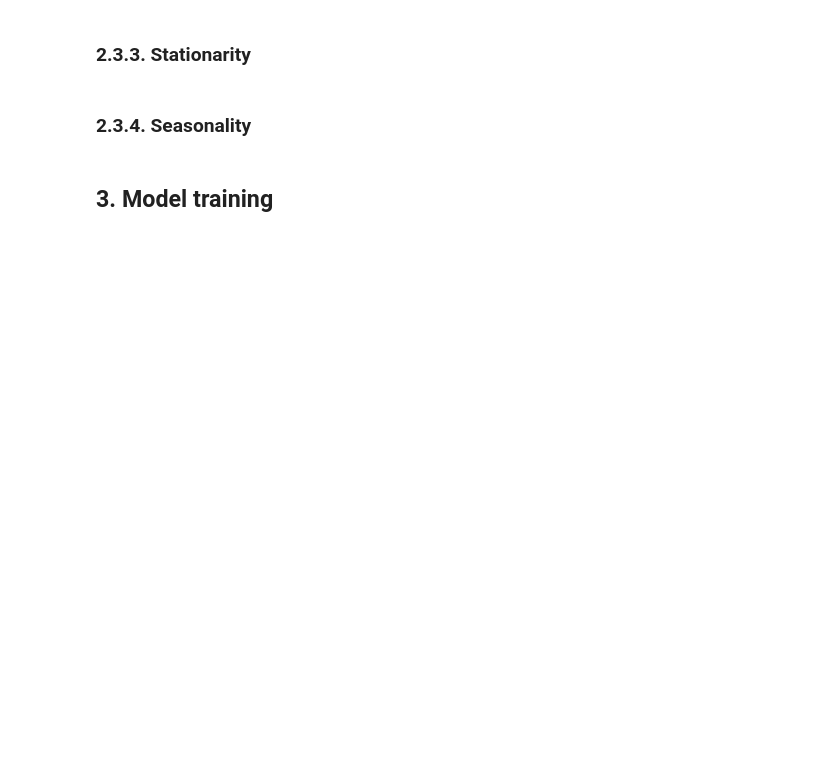
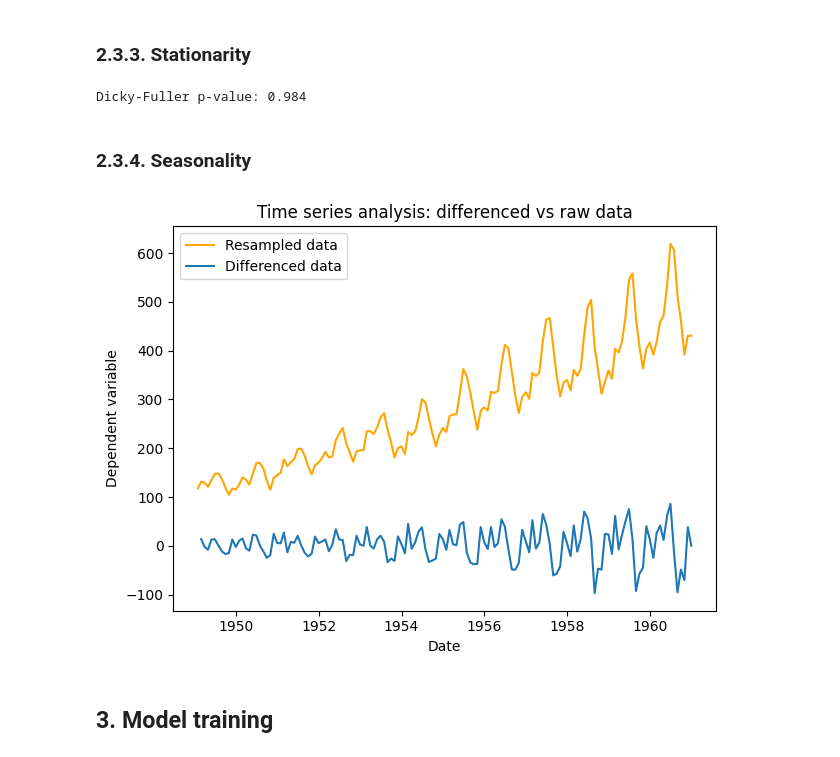
Before and after one commit to 4GeeksAcademy/helloklow-time-series-project, a Jupyter notebook: src/mvp.ipynb, the cells around one changed output. Drawn from its saved outputs; the diff is of its cells as text; code cells hidden in the pictures; blank space fills up the shorter version.

```diff
--- a/src/mvp.ipynb
+++ b/src/mvp.ipynb
@@ -104,10 +214,26 @@ Next, do a quick check to see if the datetime index we just created is evenly sp
 ### 2.3.3. Stationarity
 # %%
 # Note: you want to be aware of this property of your data, but you may or may not have to do anything with this information right away!
+dftest=adfuller(timeseries_df['dependent_var'], autolag = "AIC")
+print(f'Dicky-Fuller p-value: {dftest[1]:.3f}')
+# %% [output]
+Dicky-Fuller p-value: 0.984
 # %% [markdown]
 ### 2.3.4. Seasonality
 # %%
 # Note: you want to be aware of this property of your data, but you may or may not have to do anything with this information right away!
+stationary_timeseries_df=timeseries_df['dependent_var'].diff().dropna()
+
+plt.title('Time series analysis: differenced vs raw data')
+plt.plot(timeseries_df.index, timeseries_df['dependent_var'], label='Resampled data', color='orange')
+plt.plot(stationary_timeseries_df.index, stationary_timeseries_df, label='Differenced data')
+plt.xlabel('Date')
+plt.ylabel('Dependent variable')
+plt.legend(loc='upper left')
+plt.tight_layout()
+plt.show()
+# %% [output]
+[figure, added]
 # %% [markdown]
 ## 3. Model training
 # %%
```
Also changed, not shown: parts of 25 cells of this notebook.
